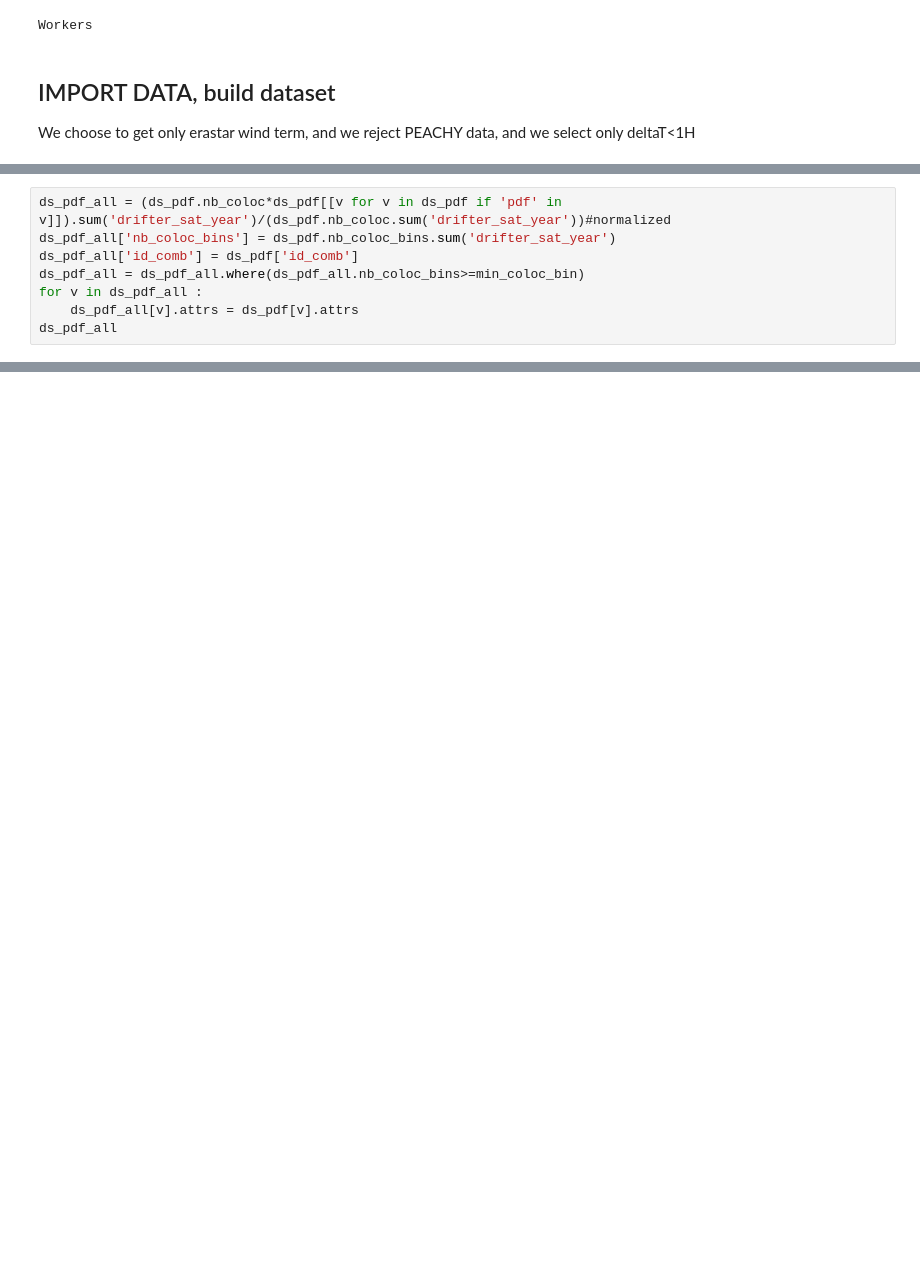
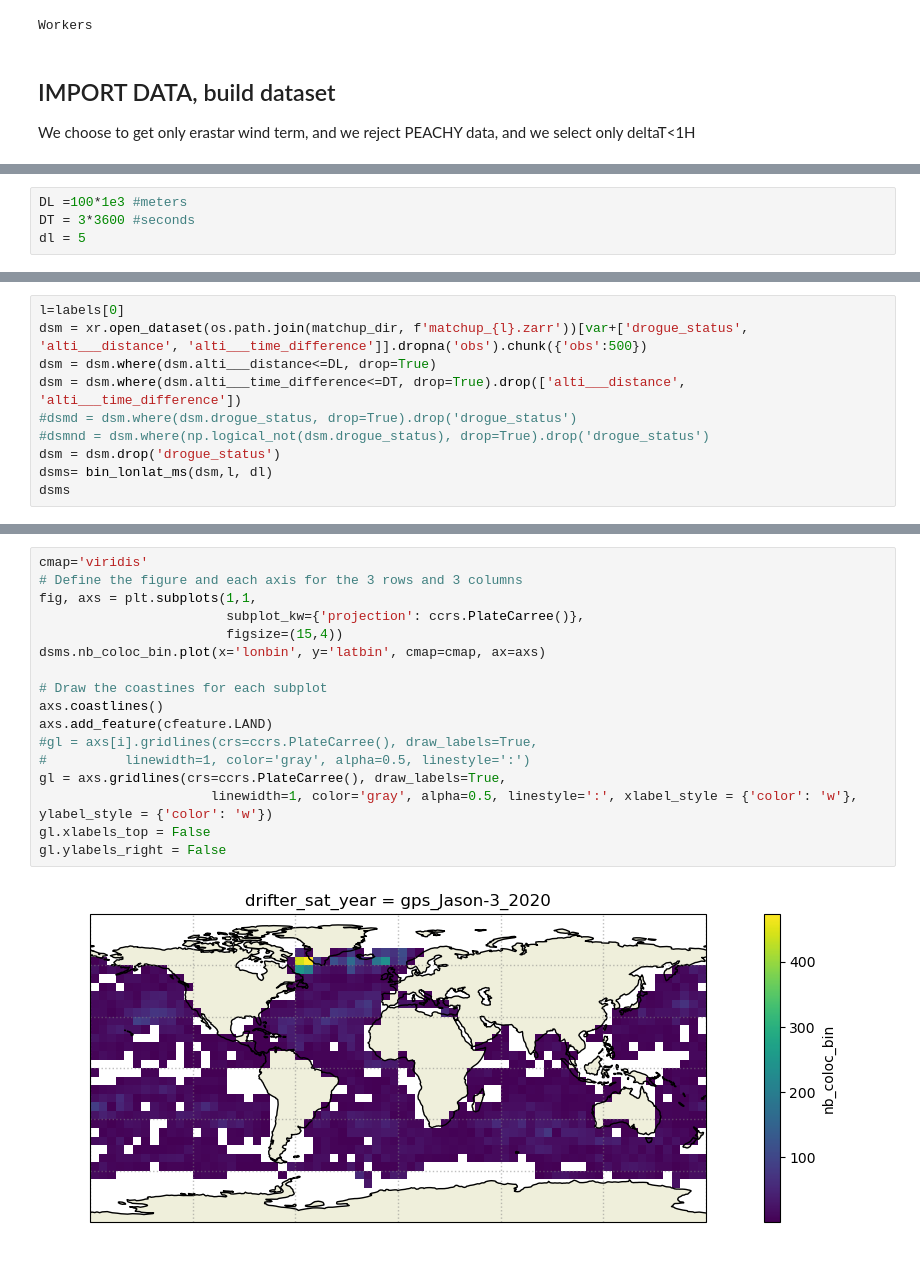
Before and after one commit to margot-demol/historical_analysis, a Jupyter notebook: 81_zarr_stat_lonlat.ipynb, the cells around one changed output, grey strips where cells are left out. Cells and saved outputs as stored; diff of their text form; blank space fills up the shorter version.

```diff
--- a/81_zarr_stat_lonlat.ipynb
+++ b/81_zarr_stat_lonlat.ipynb
@@ -168,8 +63,0 @@ pdf storred in /home1/datawork/mdemol/m2/pdf_lonlat_bin5_sentinel_saral_gps.zarr
-# %%
-ds_pdf_all = (ds_pdf.nb_coloc*ds_pdf[[v for v in ds_pdf if 'pdf' in v]]).sum('drifter_sat_year')/(ds_pdf.nb_coloc.sum('drifter_sat_year'))#normalized
-ds_pdf_all['nb_coloc_bins'] = ds_pdf.nb_coloc_bins.sum('drifter_sat_year')
-ds_pdf_all['id_comb'] = ds_pdf['id_comb']
-ds_pdf_all = ds_pdf_all.where(ds_pdf_all.nb_coloc_bins>=min_coloc_bin)
-for v in ds_pdf_all :
-    ds_pdf_all[v].attrs = ds_pdf[v].attrs
-ds_pdf_all
@@ -226,0 +64,4 @@ diag storred in /home1/datawork/mdemol/m2/stat_lonlat_bin5_lim50_sentinel_saral_
+# %%
+DL =100*1e3 #meters
+DT = 3*3600 #seconds
+dl = 5
@@ -226,0 +104,10 @@ diag storred in /home1/datawork/mdemol/m2/stat_lonlat_bin5_lim50_sentinel_saral_
+# %%
+l=labels[0]
+dsm = xr.open_dataset(os.path.join(matchup_dir, f'matchup_{l}.zarr'))[var+['drogue_status', 'alti___distance', 'alti___time_difference']].dropna('obs').chunk({'obs':500})
+dsm = dsm.where(dsm.alti___distance<=DL, drop=True)
+dsm = dsm.where(dsm.alti___time_difference<=DT, drop=True).drop(['alti___distance', 'alti___time_difference'])
+#dsmd = dsm.where(dsm.drogue_status, drop=True).drop('drogue_status')
+#dsmnd = dsm.where(np.logical_not(dsm.drogue_status), drop=True).drop('drogue_status')
+dsm = dsm.drop('drogue_status')
+dsms= bin_lonlat_ms(dsm,l, dl)
+dsms
@@ -227,3 +201,22 @@ diag storred in /home1/datawork/mdemol/m2/stat_lonlat_bin5_lim50_sentinel_saral_
+# %%
+cmap='viridis'
+# Define the figure and each axis for the 3 rows and 3 columns
+fig, axs = plt.subplots(1,1,
+                        subplot_kw={'projection': ccrs.PlateCarree()},
+                        figsize=(15,4))
+dsms.nb_coloc_bin.plot(x='lonbin', y='latbin', cmap=cmap, ax=axs)
+
+# Draw the coastines for each subplot
+axs.coastlines()
+axs.add_feature(cfeature.LAND)
+#gl = axs[i].gridlines(crs=ccrs.PlateCarree(), draw_labels=True,
+#          linewidth=1, color='gray', alpha=0.5, linestyle=':')
+gl = axs.gridlines(crs=ccrs.PlateCarree(), draw_labels=True,
+                      linewidth=1, color='gray', alpha=0.5, linestyle=':', xlabel_style = {'color': 'w'}, ylabel_style = {'color': 'w'})
+gl.xlabels_top = False
+gl.ylabels_right = False
+# %% [output]
+[figure, added]
 # %%
 cluster.close()
 # %% [output]
```
Also changed, not shown: parts of 27 cells of this notebook, 30 other files.
